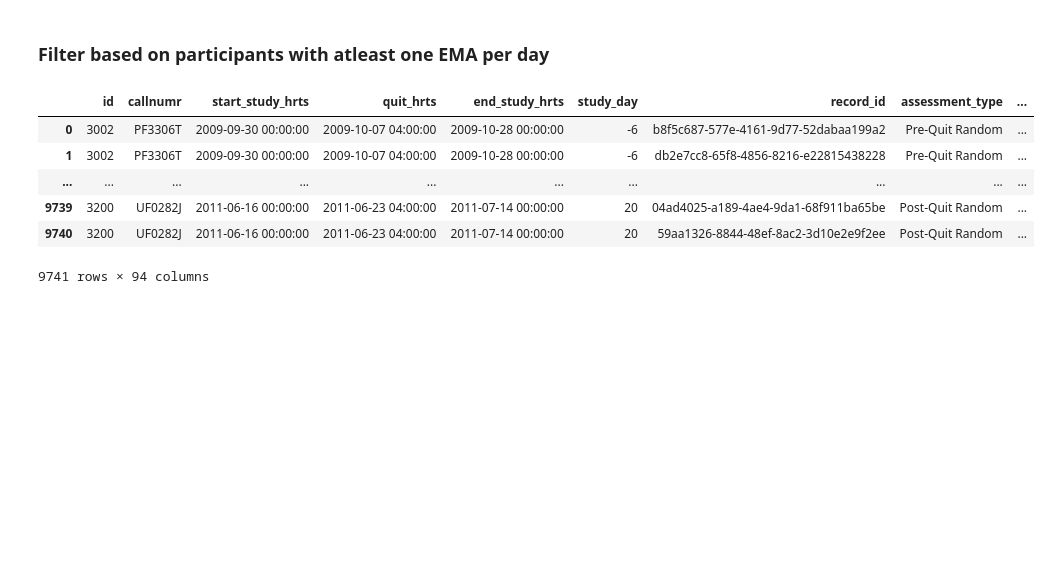
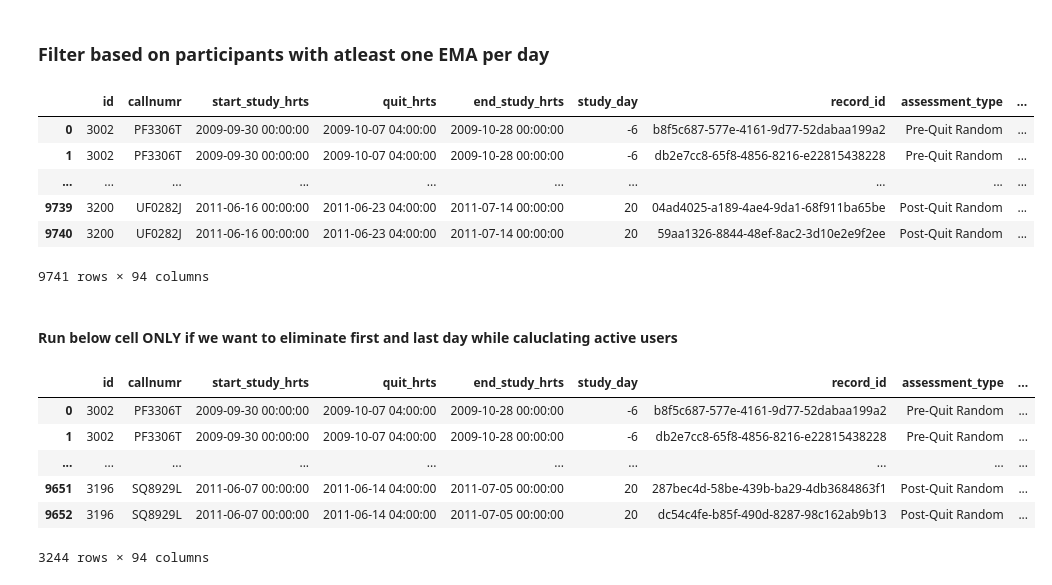
Before and after one commit to BhanuAnand/smoking-cessation-study, a Jupyter notebook: PNS_data_curation_for_tvem_analysis.ipynb, the cells around one changed output. Saved outputs shown, nothing was run; the diff lists cells and outputs as text; code cells hidden in the pictures; blank space fills up the shorter version.

Commit message:
Added code for deriving active users

```diff
--- a/PNS_data_curation_for_tvem_analysis.ipynb
+++ b/PNS_data_curation_for_tvem_analysis.ipynb
@@ -83,7 +87,7 @@ df.to_csv(r'PNS_EMA_data_for_end_users\curated_random_ema_pns_data.csv', index=F
 # %% [markdown]
 ### Filter based on participants with atleast one EMA per day
 # %%
-tvem_df = df[(df['study_day'] >= -7) & (df['study_day'] <= 27)]
+tvem_df = df[(df['study_day'] >= -7) & (df['study_day'] <= 20)]
 tvem_df
 # %% [output]
 |  | id | callnumr | start_study_hrts | quit_hrts | end_study_hrts | study_day | record_id | assessment_type | ... |
@@ -96 +102,19 @@ tvem_df
+# %% [markdown]
+#### Run below cell ONLY if we want to eliminate first and last day while caluclating active users
+# %%
+test_df = tvem_df.groupby(["id","study_day"]).apply(lambda x: x[x["study_day"].between(-6, 20, inclusive = True)]["delivered_hrts"].count()).reset_index(name='ema_count')
+test_df['ema_indicator'] = 0
+test_df.loc[test_df['ema_count']>=1, 'ema_indicator'] = 1
+df2 = test_df.groupby('id').filter(lambda g: g['ema_indicator'].sum() == 27)
+filtered_part_id_list = df2.id.unique()
+tvem_df_1 = tvem_df[tvem_df['id'].isin(filtered_part_id_list)]
+tvem_df_1
+# %% [output]
+|  | id | callnumr | start_study_hrts | quit_hrts | end_study_hrts | study_day | record_id | assessment_type | ... |
+| 0 | 3002 | PF3306T | 2009-09-30 00:00:00 | 2009-10-07 04:00:00 | 2009-10-28 00:00:00 | -6 | b8f5c687-577e-4161-9d77-52dabaa199a2 | Pre-Quit Random | ... |
+| 1 | 3002 | PF3306T | 2009-09-30 00:00:00 | 2009-10-07 04:00:00 | 2009-10-28 00:00:00 | -6 | db2e7cc8-65f8-4856-8216-e22815438228 | Pre-Quit Random | ... |
+| ... | ... | ... | ... | ... | ... | ... | ... | ... | ... |
+| 9651 | 3196 | SQ8929L | 2011-06-07 00:00:00 | 2011-06-14 04:00:00 | 2011-07-05 00:00:00 | 20 | 287bec4d-58be-439b-ba29-4db3684863f1 | Post-Quit Random | ... |
+| 9652 | 3196 | SQ8929L | 2011-06-07 00:00:00 | 2011-06-14 04:00:00 | 2011-07-05 00:00:00 | 20 | dc54c4fe-b85f-490d-8287-98c162ab9b13 | Post-Quit Random | ... |
+3244 rows × 94 columns
 # %%
```
Also changed, not shown: parts of 8 cells of this notebook, 1 other file.
